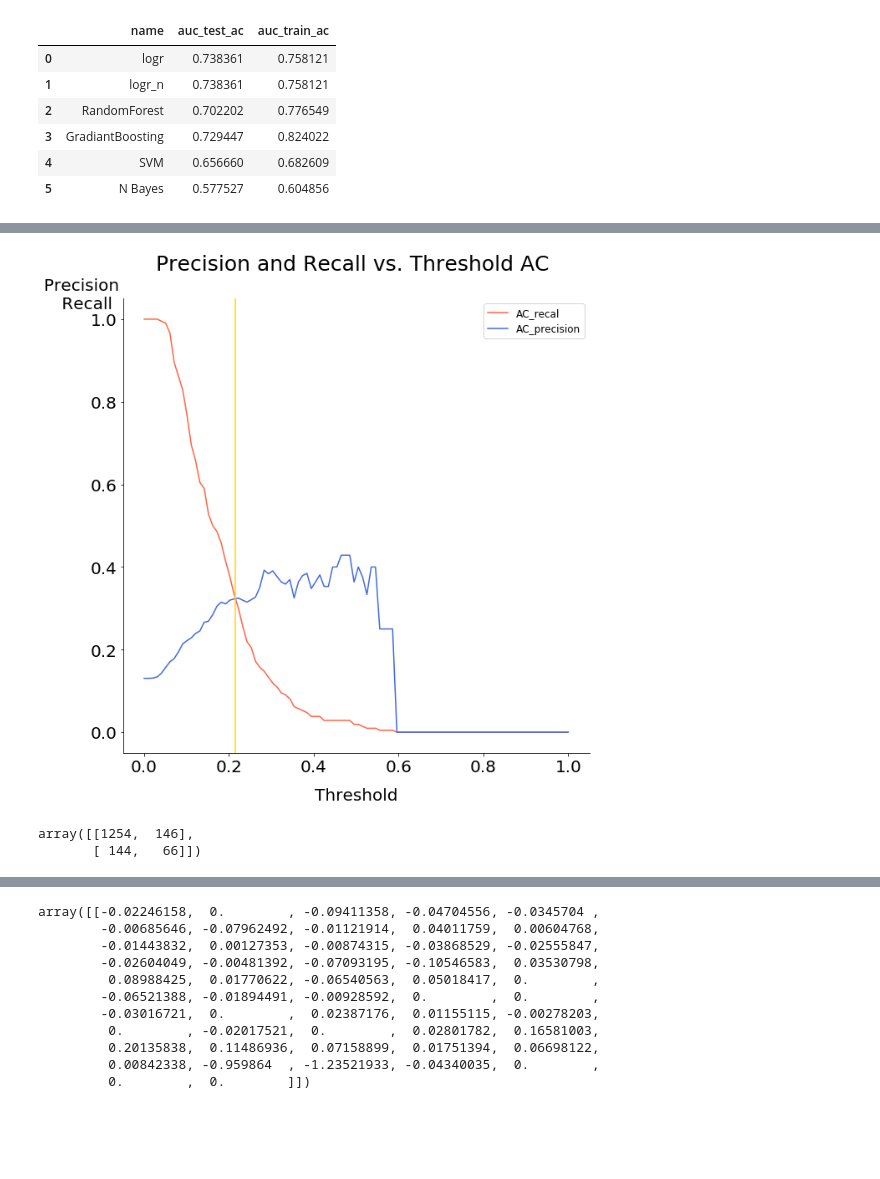
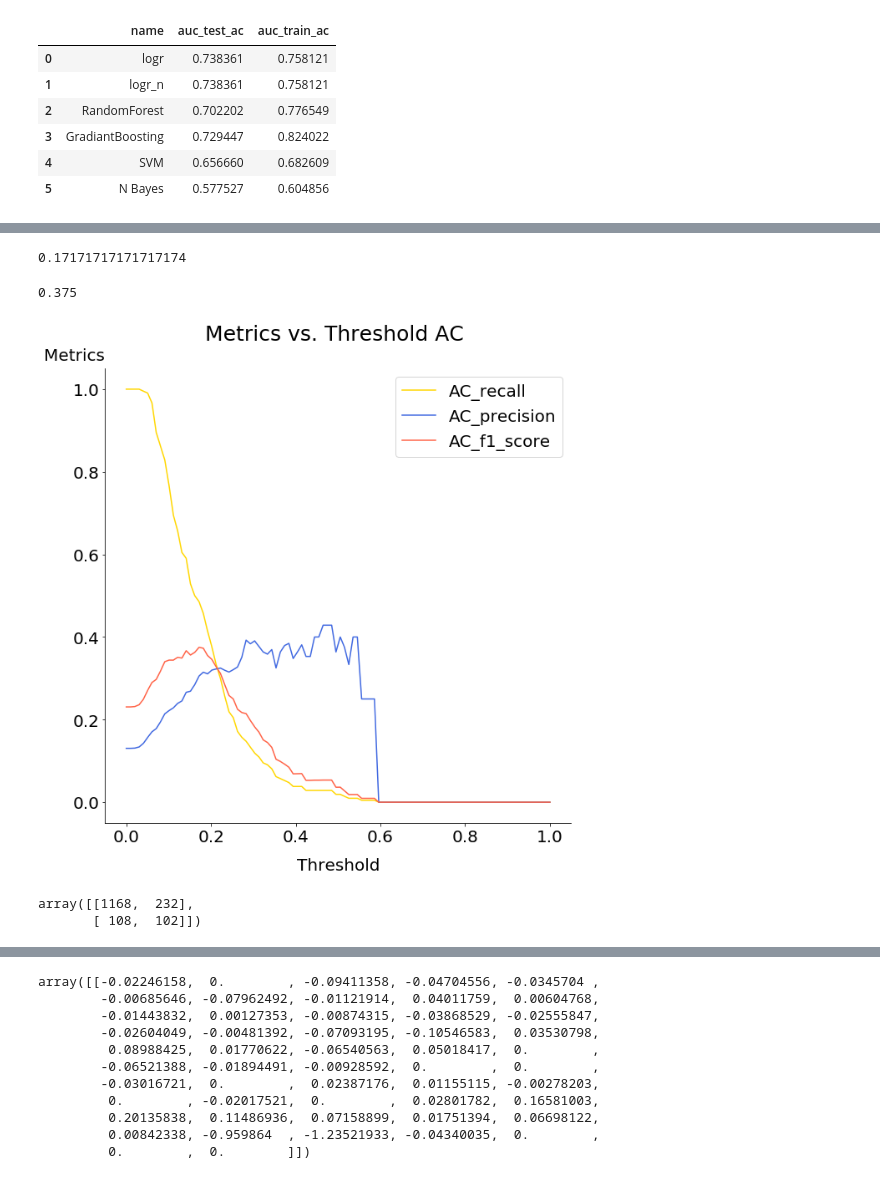
Before and after one commit to mcarolinag/start-up-classification, a Jupyter notebook: Model with more variables without Series A adjusting for inflation w GridSearchCV - df fix.ipynb, the cells around one changed output, grey strips where cells are left out. Cells and saved outputs as stored; diff of their text form; code cells hidden in the pictures; blank space fills up the shorter version.

Commit message:
reorganized and charts added

```diff
--- a/Model with more variables without Series A adjusting for inflation w GridSearchCV - df fix.ipynb
+++ b/Model with more variables without Series A adjusting for inflation w GridSearchCV - df fix.ipynb
@@ -644,45 +644,57 @@ log_ipo_n.cv_results_
 # %%
 recall_score_ac_n=[]
 precision_score_ac_n=[]
-
+f1_score_ac=[]
 for i in np.linspace(0,1,100):
     y_score=log_ac_n.predict_proba(X1_test_n)[:,1]>i
 #     sklearn.metrics.recall_score(y1_ac_test, y_pred)#, labels=None, pos_label=1, average=’binary’, sample_weight=None)
 
     precision_score_ac_n.append(metrics.precision_score(y1_ac_test, y_score))#, labels=None, pos_label=1, average=’binary’, sample_weight=None)
     recall_score_ac_n.append(metrics.recall_score(y1_ac_test, y_score))
+    f1_score_ac.append(metrics.f1_score(y1_ac_test, y_score))
+# %%
+ind=np.argmax(f1_score_ac)
+list(np.linspace(0,1,100))[ind]
+# %% [output]
+0.17171717171717174
+# %%
+f1_score_ac[ind]
+# %% [output]
+0.375
 # %%
 plt.figure(figsize= [10,10])
 x=np.linspace(0,1,100)
 y=recall_score_ac_n
 y2=precision_score_ac_n
+y3=f1_score_ac
 
 ttl = ax.title
 ttl.set_position([.5, 1.05])
-plt.plot(x,y,label='AC_recal',color='tomato')
+plt.plot(x,y,label='AC_recall',color='gold')
 plt.plot(x,y2,label='AC_precision',color='royalblue')
-plt.axvline(0.215, color='gold', linestyle='solid')
-plt.title("Precision and Recall vs. Threshold AC \n", size = 25)
+plt.plot(x,y3,label='AC_f1_score',color='tomato')
+#plt.axvline(0.215, color='gold', linestyle='solid')
+plt.title("Metrics vs. Threshold AC \n", size = 25)
 
 plt.xlabel('Threshold', size = 20, labelpad = 15)
-plt.ylabel('Precision     \n Recall    ', size = 20, rotation = 0, labelpad = 35)
+plt.ylabel('Metrics \n ', size = 20, rotation = 0, labelpad = 35)
 plt.xticks(size=20)
 plt.yticks(size=20)
 ax = plt.gca()
 ax.yaxis.set_label_coords(-0.06,0.97)
 sns.despine()
-plt.legend(loc='best',prop={'size': 12});
+plt.legend(loc='best',prop={'size': 20});
 # %% [output]
-[figure, old version]
+[figure, new version]
 # %%
-y_ac_predlogn=log_ac_n.predict_proba(X1_test_n)[:,1] >0.215
+y_ac_predlogn=log_ac_n.predict_proba(X1_test_n)[:,1] >0.17171717171717174
 # y_ac_predlogn=log_ac_n.predict_proba(X1_test_n)[:,1] >x[np.argmax(roc_auc_ac_n)]
 
 cm_ac_logn=confusion_matrix(y1_ac_test, y_ac_predlogn)
 cm_ac_logn
 # %% [output]
-array([[1254,  146],
-       [ 144,   66]])
+array([[1168,  232],
+       [ 108,  102]])
 # %%
 print(classification_report(y1_ac_test, y_ac_predlogn))
 # %% [output]
```
Also changed, not shown: parts of 16 cells of this notebook, 1 other file.
